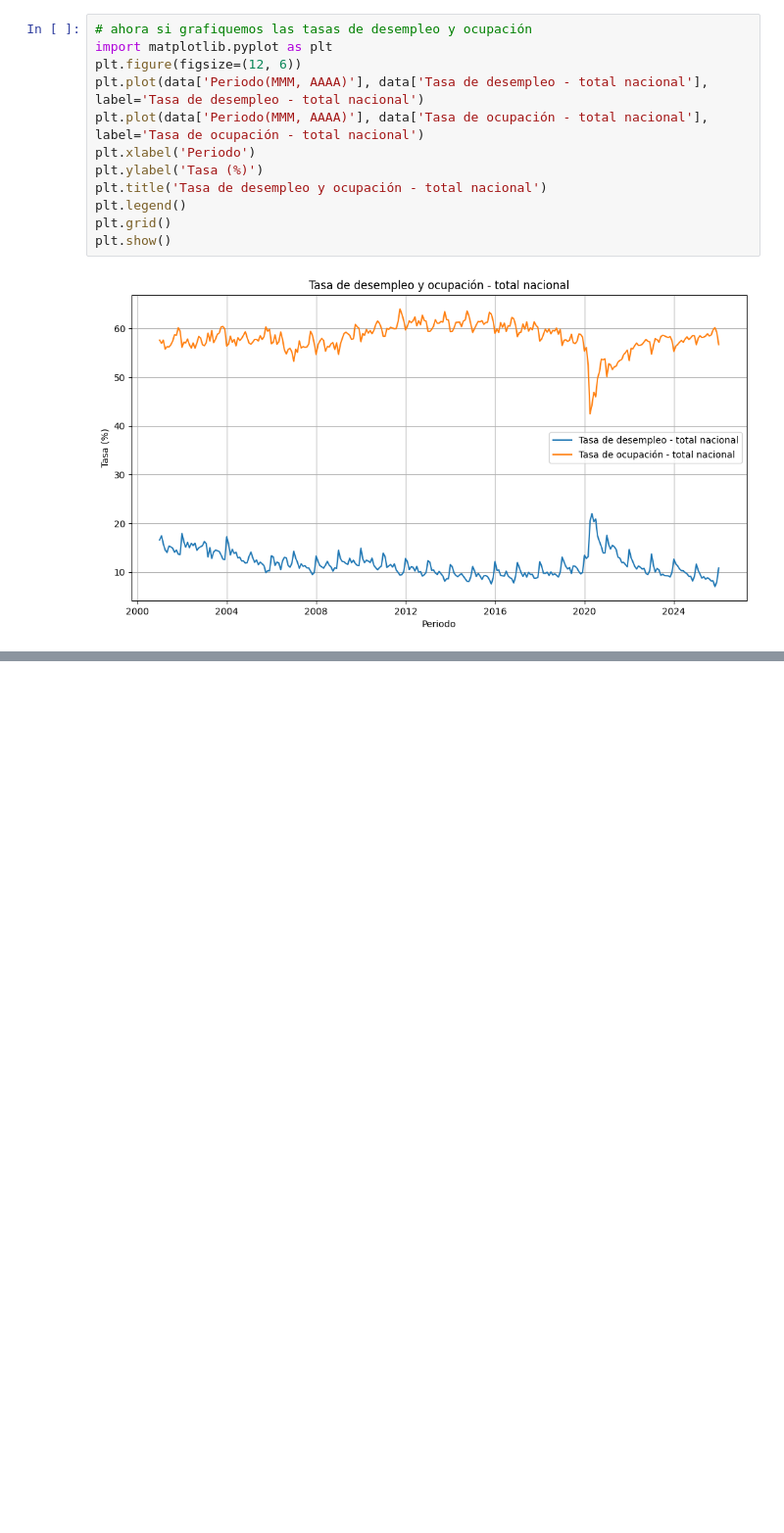
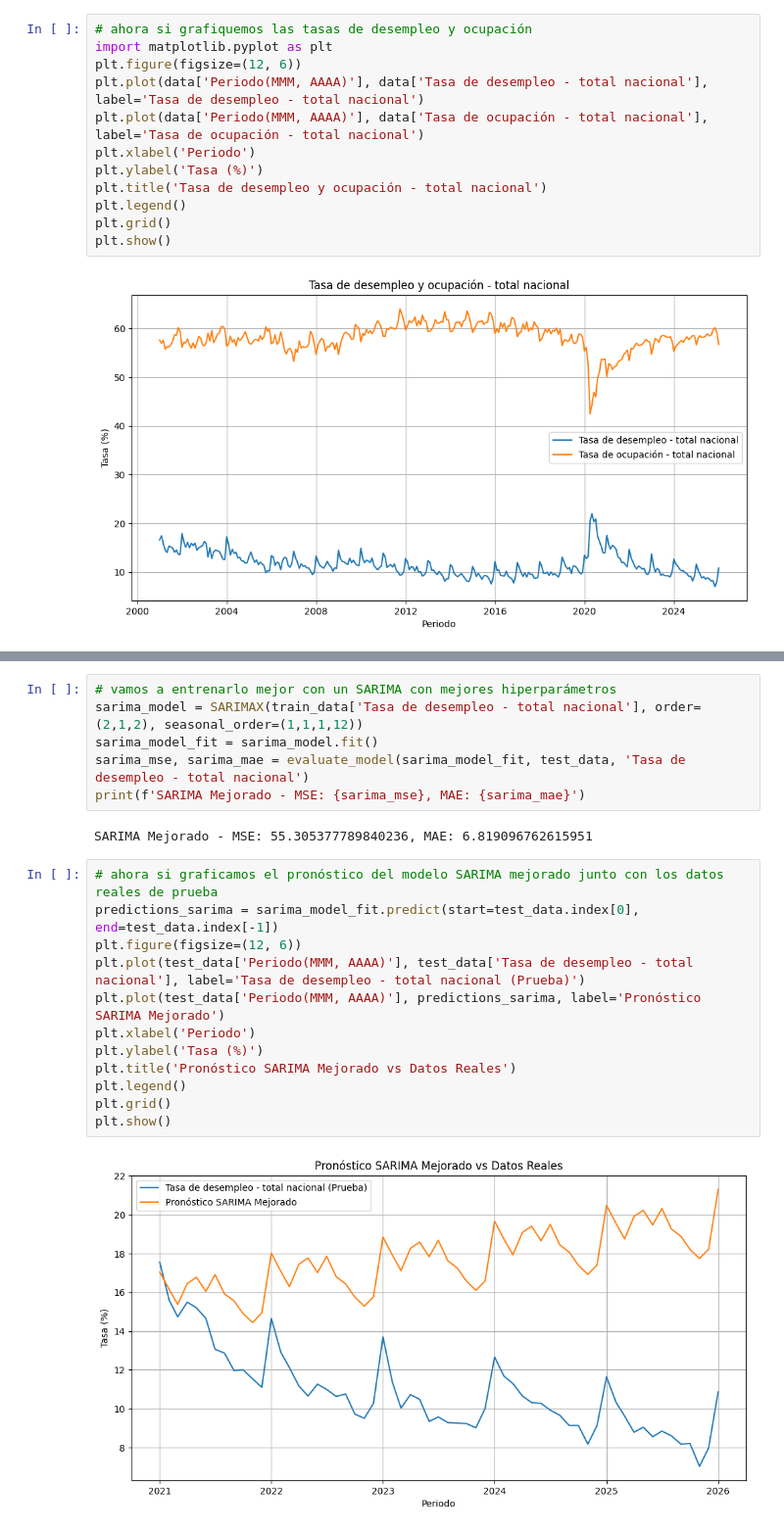
Before and after one commit to AlexSG29/Modelos_Econometricos, a Jupyter notebook: primera clase/primera_clase.ipynb, the cells around one changed output, grey strips where cells are left out. Shown at 98% size. Cells and saved outputs as stored; diff of their text form; blank space fills up the shorter version.

```diff
--- a/primera clase/primera_clase.ipynb
+++ b/primera clase/primera_clase.ipynb
@@ -107,0 +188,22 @@ plt.show()
+# %%
+# vamos a entrenarlo mejor con un SARIMA con mejores hiperparámetros
+sarima_model = SARIMAX(train_data['Tasa de desempleo - total nacional'], order=(2,1,2), seasonal_order=(1,1,1,12))
+sarima_model_fit = sarima_model.fit()
+sarima_mse, sarima_mae = evaluate_model(sarima_model_fit, test_data, 'Tasa de desempleo - total nacional')
+print(f'SARIMA Mejorado - MSE: {sarima_mse}, MAE: {sarima_mae}')
+# %% [output]
+SARIMA Mejorado - MSE: 55.305377789840236, MAE: 6.819096762615951
+# %%
+# ahora si graficamos el pronóstico del modelo SARIMA mejorado junto con los datos reales de prueba
+predictions_sarima = sarima_model_fit.predict(start=test_data.index[0], end=test_data.index[-1])
+plt.figure(figsize=(12, 6))
+plt.plot(test_data['Periodo(MMM, AAAA)'], test_data['Tasa de desempleo - total nacional'], label='Tasa de desempleo - total nacional (Prueba)')
+plt.plot(test_data['Periodo(MMM, AAAA)'], predictions_sarima, label='Pronóstico SARIMA Mejorado')
+plt.xlabel('Periodo')
+plt.ylabel('Tasa (%)')
+plt.title('Pronóstico SARIMA Mejorado vs Datos Reales')
+plt.legend()
+plt.grid()
+plt.show()
+# %% [output]
+[figure, added]
```
Also changed, not shown: parts of 8 cells of this notebook, 1 other file.
